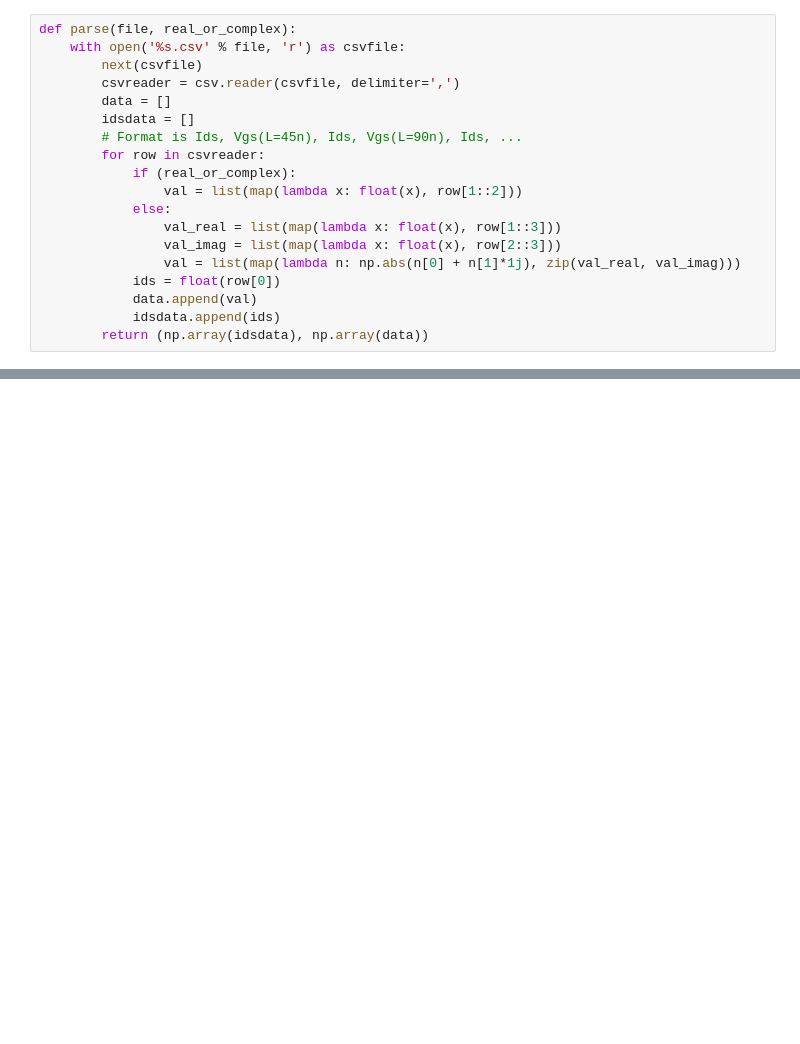
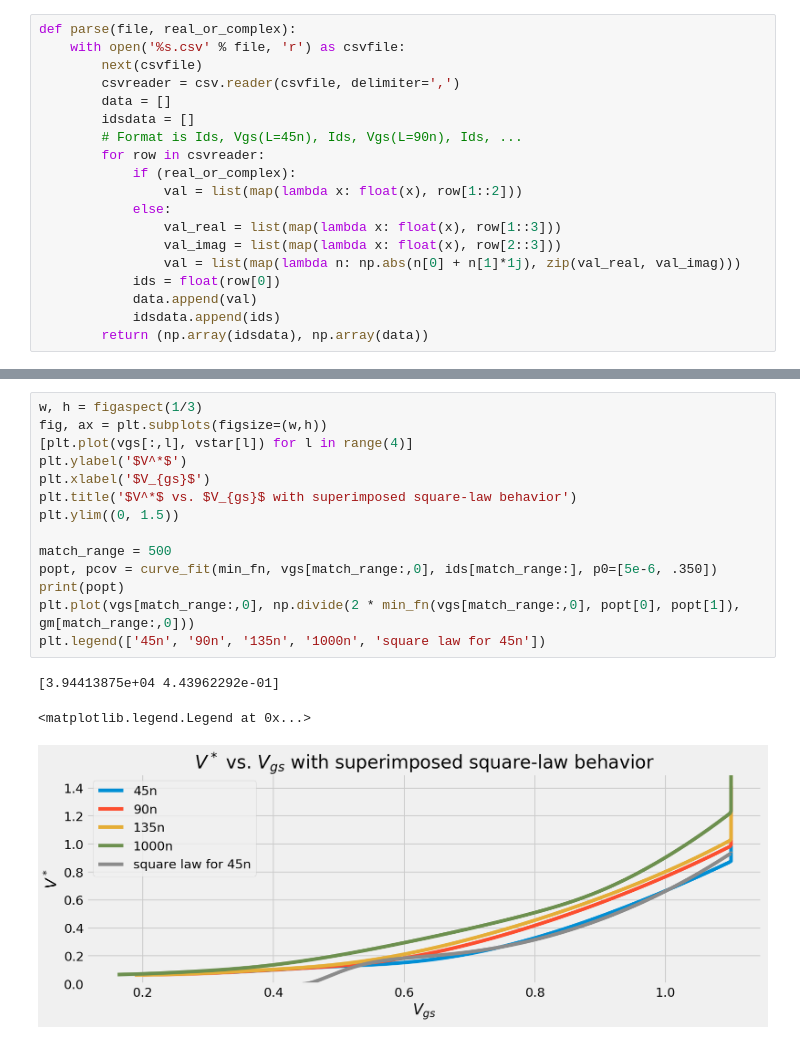
Before and after one commit to vighneshiyer/ee240b, a Jupyter notebook: hw/hw1/hw1_notebook.ipynb, the cells around one changed output, grey strips where cells are left out. Drawn from its saved outputs; the diff is of its cells as text; blank space fills up the shorter version.

```diff
--- a/hw/hw1/hw1_notebook.ipynb
+++ b/hw/hw1/hw1_notebook.ipynb
@@ -48,0 +93,18 @@ Text(0.5,1,'$a_{v0}$ vs. $V_{gs}$ for minimum width and swept length')
+# %%
+w, h = figaspect(1/3)
+fig, ax = plt.subplots(figsize=(w,h))
+[plt.plot(vgs[:,l], vstar[l]) for l in range(4)]
+plt.ylabel('$V^*$')
+plt.xlabel('$V_{gs}$')
+plt.title('$V^*$ vs. $V_{gs}$ with superimposed square-law behavior')
+plt.ylim((0, 1.5))
+
+match_range = 500
+popt, pcov = curve_fit(min_fn, vgs[match_range:,0], ids[match_range:], p0=[5e-6, .350])
+print(popt)
+plt.plot(vgs[match_range:,0], np.divide(2 * min_fn(vgs[match_range:,0], popt[0], popt[1]), gm[match_range:,0]))
+plt.legend(['45n', '90n', '135n', '1000n', 'square law for 45n'])
+# %% [output]
+[3.94413875e+04 4.43962292e-01]
+<matplotlib.legend.Legend at 0x...>
+[figure, added]
```
Also changed, not shown: parts of 5 cells of this notebook, 3 other files.
